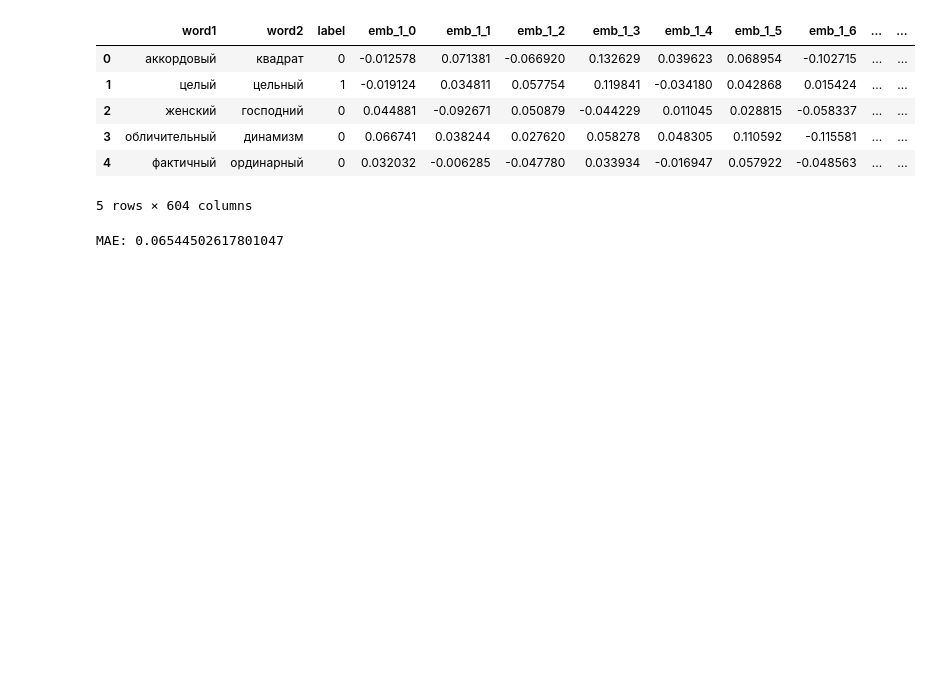
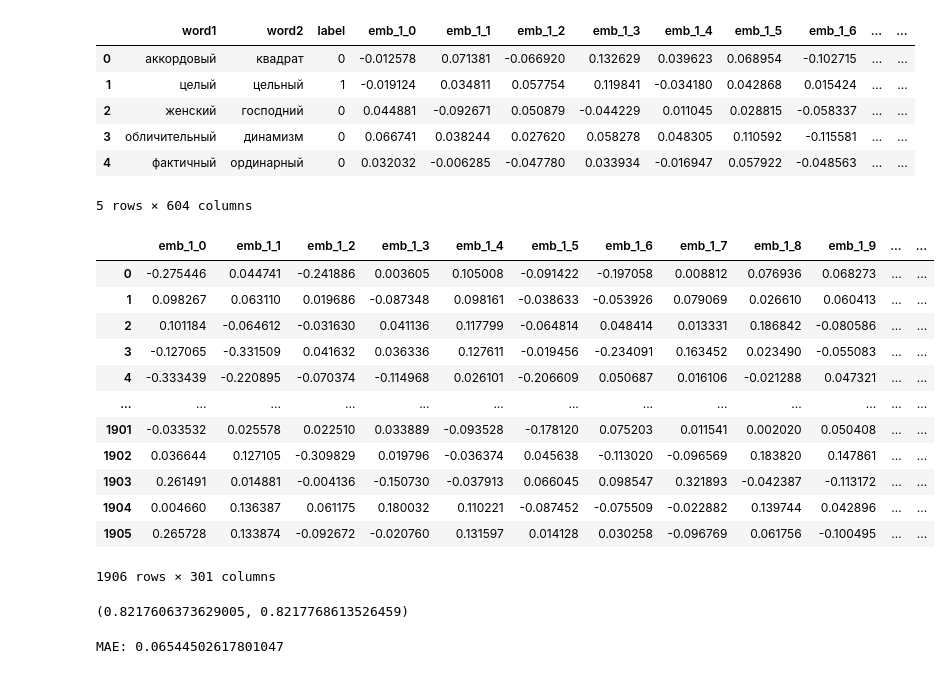
Before and after one commit to PaLashilo/Paronyms, a Jupyter notebook: model.ipynb, the cells around one changed output. Drawn from its saved outputs; the diff is of its cells as text; code cells hidden in the pictures; blank space fills up the shorter version.

```diff
--- a/model.ipynb
+++ b/model.ipynb
@@ -94,4 +123,50 @@ data.head()
 | 3 | обличительный | динамизм | 0 | 0.066741 | 0.038244 | 0.027620 | 0.058278 | 0.048305 | 0.110592 | -0.115581 | ... | ... |
 | 4 | фактичный | ординарный | 0 | 0.032032 | -0.006285 | -0.047780 | 0.033934 | -0.016947 | 0.057922 | -0.048563 | ... | ... |
 5 rows × 604 columns
+# %%
+# fitting PCA
+def fit_pca(X):
+    pca = PCA(n_components=150)
+    pca.fit(X)
+    return pca
+
+# transform dataset to n_componets dimansion
+def reduce_dimension(pca, X):
+    X_transformed = pca.transform(X)
+    return X_transformed
+# %%
+X = data.drop(["word1", "word2", "label"], axis=1)
+y = data["label"]
+
+pca_n_components = 150
+
+# fit PCA
+pca_word1 = fit_pca(X.loc[:, "emb_1_0":"emb_1_299"])
+pca_word2 = fit_pca(X.loc[:, "emb_2_0":"emb_2_299"])
+
+# reduce dimensuon with PCA
+X.loc[:, "emb_1_0":f"emb_1_{299-pca_n_components}"] = reduce_dimension(pca_word1, X.loc[:, "emb_1_0":"emb_1_299"])
+X.loc[:, f"emb_2_0":f"emb_2_{299-pca_n_components}"] = reduce_dimension(pca_word2, X.loc[:, "emb_2_0":"emb_2_299"])
+
+# drop extra columns of embedding
+X = X.drop(list(X.columns[pca_n_components:300]) + list(X.columns[300+pca_n_components:-1]), axis=1)
+X
+# %% [output]
+|  | emb_1_0 | emb_1_1 | emb_1_2 | emb_1_3 | emb_1_4 | emb_1_5 | emb_1_6 | emb_1_7 | emb_1_8 | emb_1_9 | ... | ... |
+| 0 | -0.275446 | 0.044741 | -0.241886 | 0.003605 | 0.105008 | -0.091422 | -0.197058 | 0.008812 | 0.076936 | 0.068273 | ... | ... |
+| 1 | 0.098267 | 0.063110 | 0.019686 | -0.087348 | 0.098161 | -0.038633 | -0.053926 | 0.079069 | 0.026610 | 0.060413 | ... | ... |
+| 2 | 0.101184 | -0.064612 | -0.031630 | 0.041136 | 0.117799 | -0.064814 | 0.048414 | 0.013331 | 0.186842 | -0.080586 | ... | ... |
+| 3 | -0.127065 | -0.331509 | 0.041632 | 0.036336 | 0.127611 | -0.019456 | -0.234091 | 0.163452 | 0.023490 | -0.055083 | ... | ... |
+| 4 | -0.333439 | -0.220895 | -0.070374 | -0.114968 | 0.026101 | -0.206609 | 0.050687 | 0.016106 | -0.021288 | 0.047321 | ... | ... |
+| ... | ... | ... | ... | ... | ... | ... | ... | ... | ... | ... | ... | ... |
+| 1901 | -0.033532 | 0.025578 | 0.022510 | 0.033889 | -0.093528 | -0.178120 | 0.075203 | 0.011541 | 0.002020 | 0.050408 | ... | ... |
+| 1902 | 0.036644 | 0.127105 | -0.309829 | 0.019796 | -0.036374 | 0.045638 | -0.113020 | -0.096569 | 0.183820 | 0.147861 | ... | ... |
+| 1903 | 0.261491 | 0.014881 | -0.004136 | -0.150730 | -0.037913 | 0.066045 | 0.098547 | 0.321893 | -0.042387 | -0.113172 | ... | ... |
+| 1904 | 0.004660 | 0.136387 | 0.061175 | 0.180032 | 0.110221 | -0.087452 | -0.075509 | -0.022882 | 0.139744 | 0.042896 | ... | ... |
+| 1905 | 0.265728 | 0.133874 | -0.092672 | -0.020760 | 0.131597 | 0.014128 | 0.030258 | -0.096769 | 0.061756 | -0.100495 | ... | ... |
+1906 rows × 301 columns
+# %%
+print(f"Explained for variance for word1 - np.sum(pca_word1.explained_variance_ratio_), np.sum(pca_word2.explained_variance_ratio_)
+# %% [output]
+(0.8217606373629005, 0.8217768613526459)
 # %%
```
Also changed, not shown: parts of 5 cells of this notebook.
